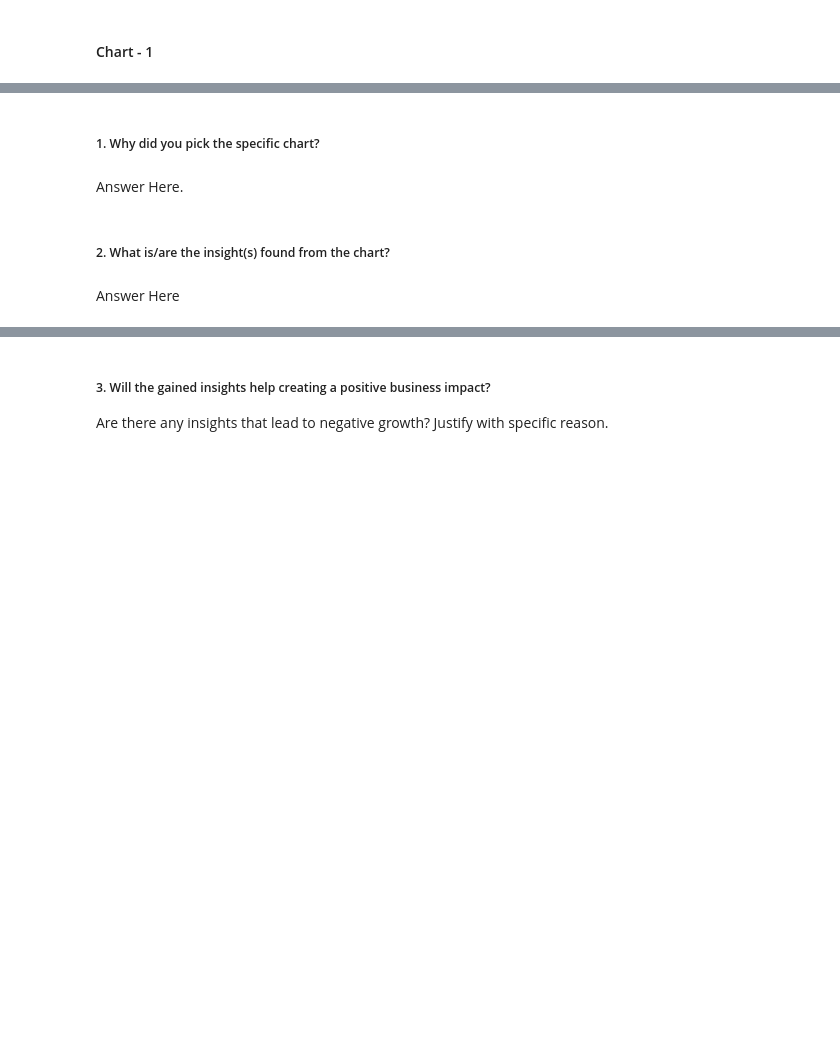
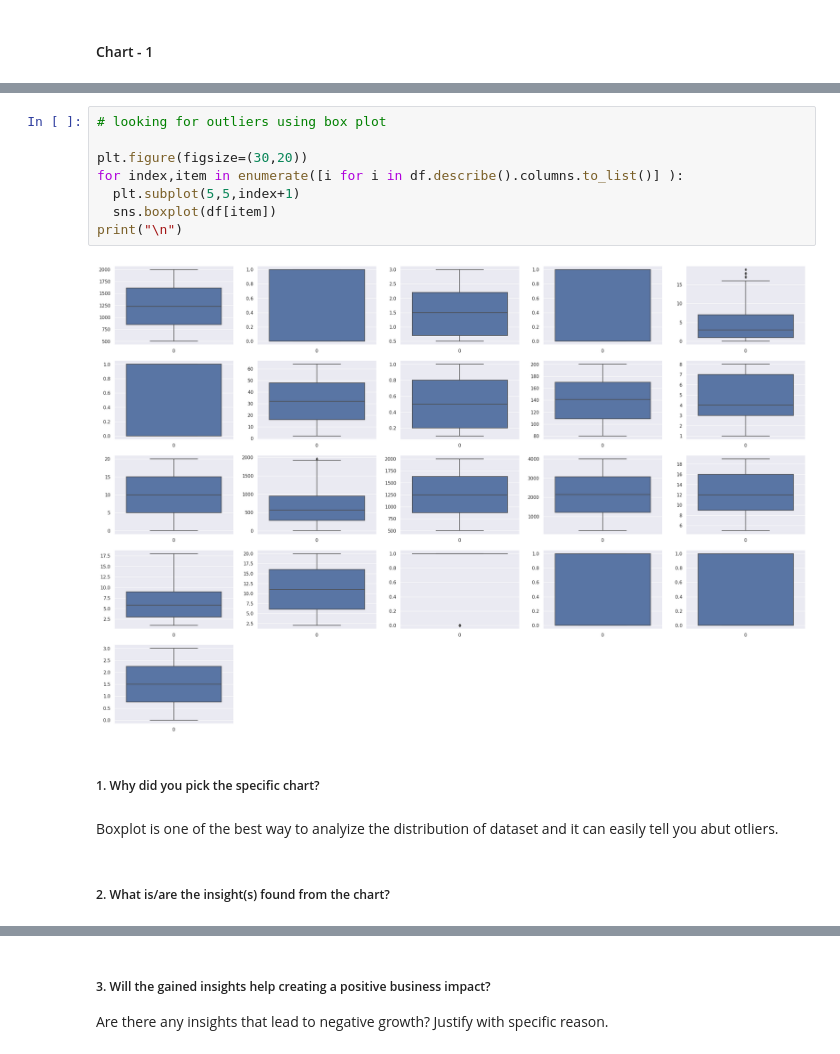
Before and after one commit to Aman811630/Mobile-Price-Range-Prediction---ML-project, a Jupyter notebook: Classification_ML_Project_Mobile_Price_Range_Prediction.ipynb, the cells around one changed output, grey strips where cells are left out. Cells and saved outputs as stored; diff of their text form; blank space fills up the shorter version.

```diff
--- a/Classification_ML_Project_Mobile_Price_Range_Prediction.ipynb
+++ b/Classification_ML_Project_Mobile_Price_Range_Prediction.ipynb
@@ -271,8 +367,16 @@ Answer Here.
+# %%
+# looking for outliers using box plot
+
+plt.figure(figsize=(30,20))
+for index,item in enumerate([i for i in df.describe().columns.to_list()] ):
+  plt.subplot(5,5,index+1)
+  sns.boxplot(df[item])
+print("\n")
+# %% [output]
+[figure, added]
 # %% [markdown]
 ##### 1. Why did you pick the specific chart?
-# %% [markdown]
-Answer Here.
+# %% [markdown]
+Boxplot is one of the best way to analyize the distribution of dataset and it can easily tell you abut otliers.
 # %% [markdown]
 ##### 2. What is/are the insight(s) found from the chart?
-# %% [markdown]
-Answer Here
```
Also changed, not shown: parts of 199 cells of this notebook.
